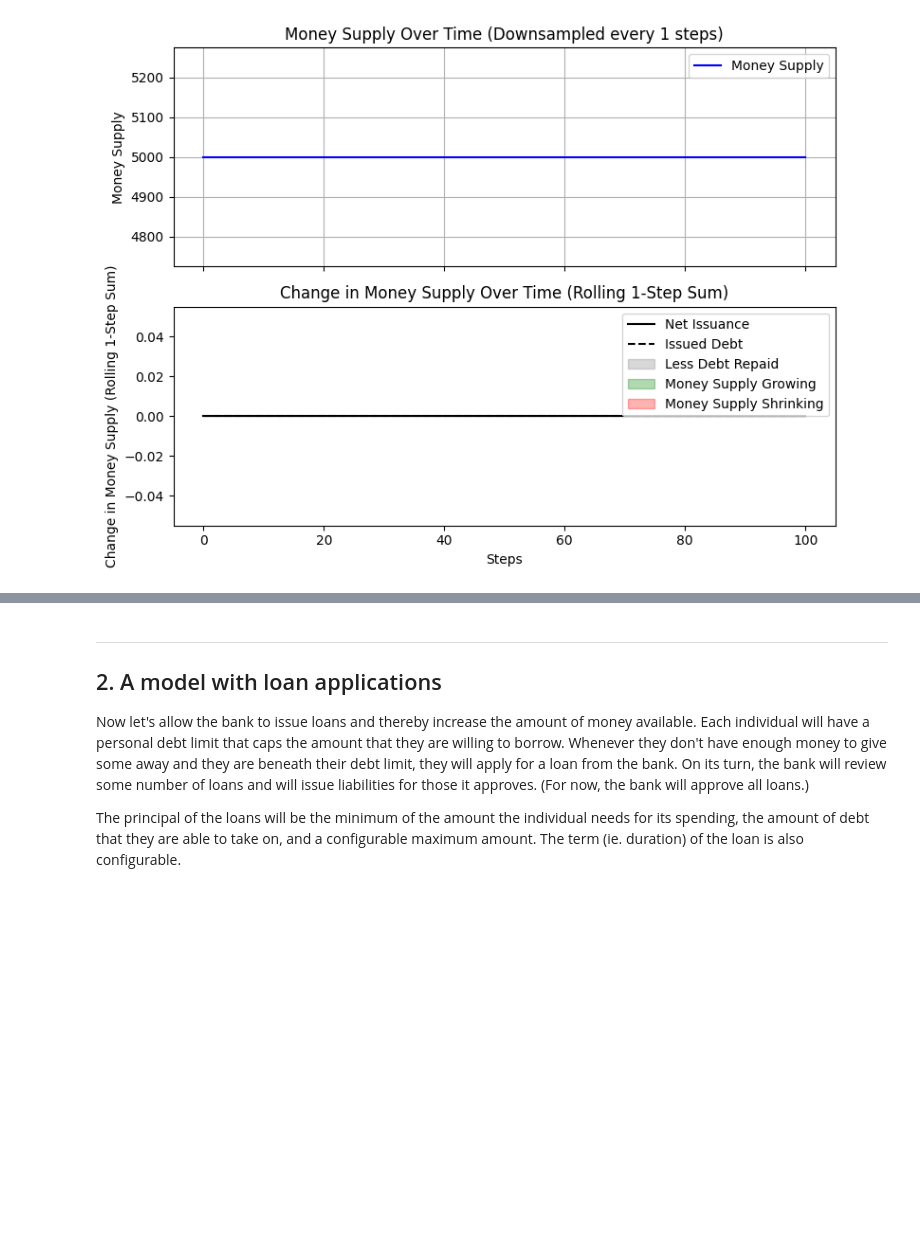
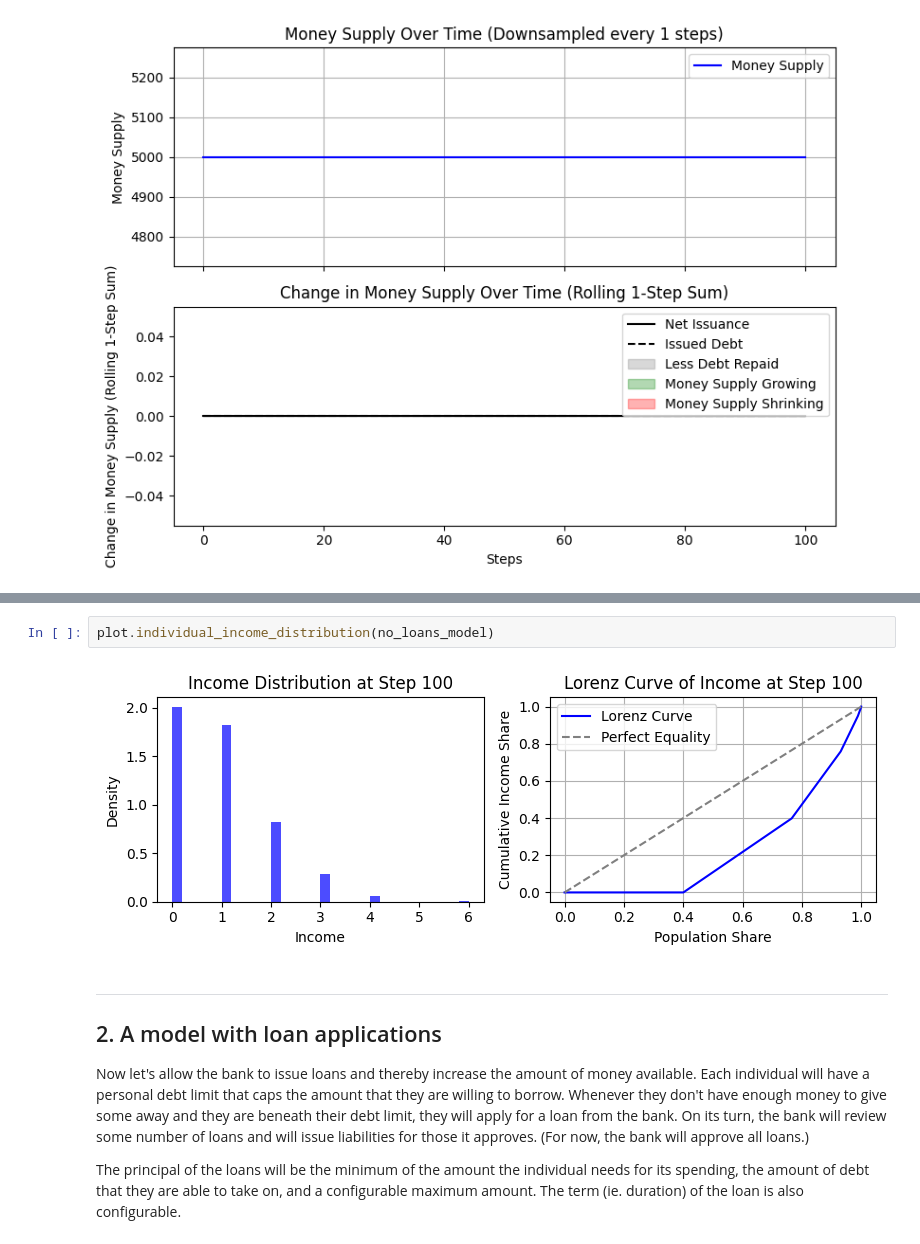
Before and after one commit to fillstaley/econolab, a Jupyter notebook: models/boltzmann-banking/boltzmann-banking.ipynb, the cells around one changed output, grey strips where cells are left out. Drawn from its saved outputs; the diff is of its cells as text; blank space fills up the shorter version.

```diff
--- a/models/boltzmann-banking/boltzmann-banking.ipynb
+++ b/models/boltzmann-banking/boltzmann-banking.ipynb
@@ -72,3 +76,7 @@ plot.individual_wealth_distribution(no_loans_model)
+# %%
+plot.individual_income_distribution(no_loans_model)
+# %% [output]
+[figure, added]
 # %% [markdown]
 
 ---
```
Also changed, not shown: parts of 9 cells of this notebook, 2 other files.
